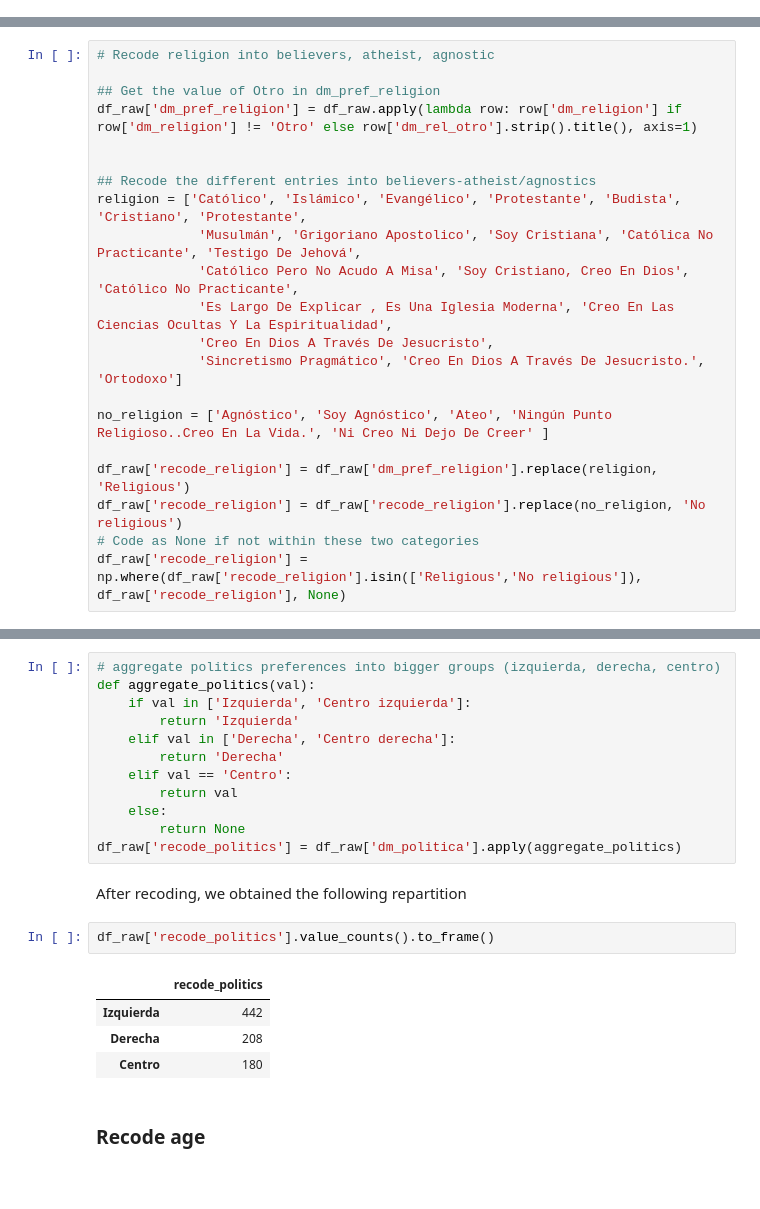
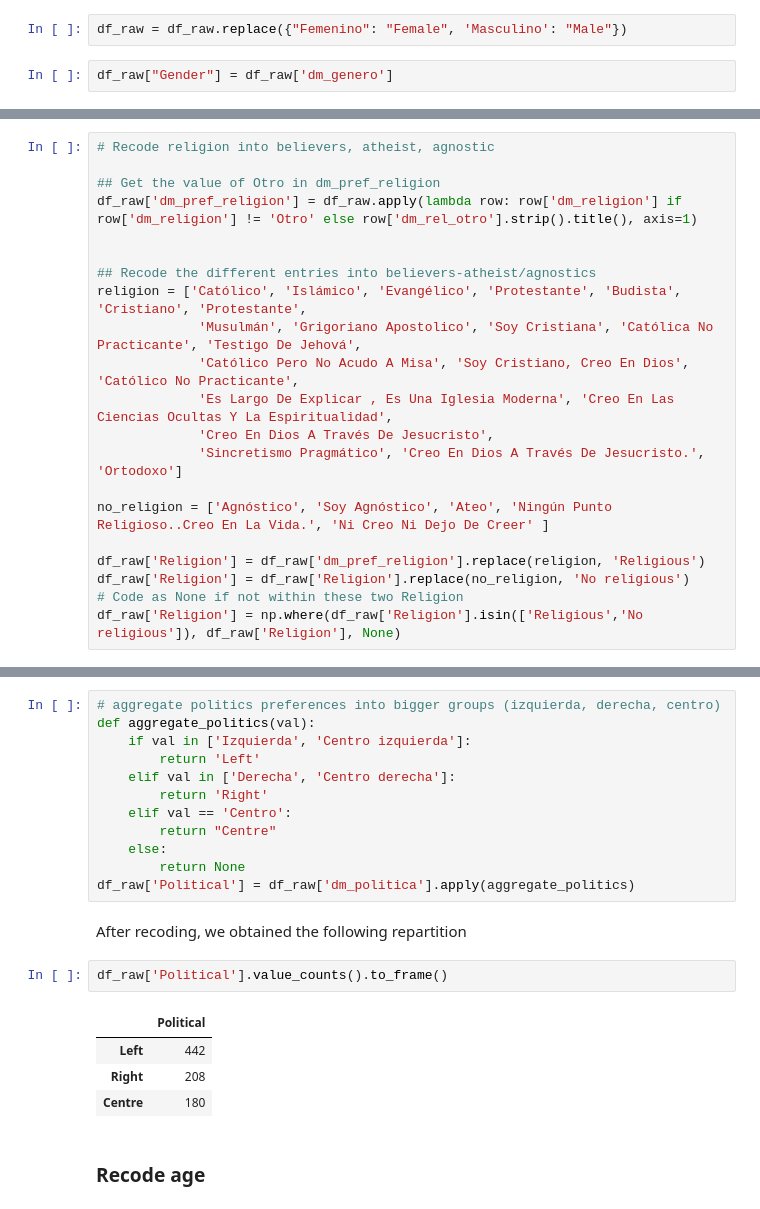
Before and after one commit to social-link-analytics-group-bsc/experiment-platform, a Jupyter notebook: analysis/data_cleaning.ipynb, the cells around one changed output, grey strips where cells are left out. Cells and saved outputs as stored; diff of their text form; blank space fills up the shorter version.

```diff
--- a/analysis/data_cleaning.ipynb
+++ b/analysis/data_cleaning.ipynb
@@ -192,3 +197,7 @@ df_raw['r_w'].value_counts().to_frame()
+# %%
+df_raw = df_raw.replace({"Femenino": "Female", 'Masculino': "Male"})
+# %%
+df_raw["Gender"] = df_raw['dm_genero']
 # %% [markdown]
 ### Recode religion
 # %% [markdown]
@@ -219,10 +228,10 @@ religion = ['Católico', 'Islámico', 'Evangélico', 'Protestante', 'Budista', '
 
 no_religion = ['Agnóstico', 'Soy Agnóstico', 'Ateo', 'Ningún Punto Religioso..Creo En La Vida.', 'Ni Creo Ni Dejo De Creer' ]
 
-df_raw['recode_religion'] = df_raw['dm_pref_religion'].replace(religion, 'Religious')
-df_raw['recode_religion'] = df_raw['recode_religion'].replace(no_religion, 'No religious')
-# Code as None if not within these two categories
-df_raw['recode_religion'] = np.where(df_raw['recode_religion'].isin(['Religious','No religious']), df_raw['recode_religion'], None)
+df_raw['Religion'] = df_raw['dm_pref_religion'].replace(religion, 'Religious')
+df_raw['Religion'] = df_raw['Religion'].replace(no_religion, 'No religious')
+# Code as None if not within these two Religion
+df_raw['Religion'] = np.where(df_raw['Religion'].isin(['Religious','No religious']), df_raw['Religion'], None)
 # %%
 df_raw['dm_pref_religion'].value_counts().to_frame()
 # %% [output]
@@ -277,23 +286,23 @@ df_raw['dm_politica'].value_counts().to_frame()
 # aggregate politics preferences into bigger groups (izquierda, derecha, centro)
 def aggregate_politics(val):
     if val in ['Izquierda', 'Centro izquierda']:
-        return 'Izquierda'
+        return 'Left'
     elif val in ['Derecha', 'Centro derecha']:
-        return 'Derecha'
+        return 'Right'
     elif val == 'Centro':
-        return val
+        return "Centre"
     else:
         return None
-df_raw['recode_politics'] = df_raw['dm_politica'].apply(aggregate_politics)
+df_raw['Political'] = df_raw['dm_politica'].apply(aggregate_politics)
 # %% [markdown]
 After recoding, we obtained the following repartition
 # %%
-df_raw['recode_politics'].value_counts().to_frame()
+df_raw['Political'].value_counts().to_frame()
 # %% [output]
-|  | recode_politics |
-| Izquierda | 442 |
-| Derecha | 208 |
-| Centro | 180 |
+|  | Political |
+| Left | 442 |
+| Right | 208 |
+| Centre | 180 |
 # %% [markdown]
 ### Recode age
 # %% [markdown]
```
Also changed, not shown: parts of 19 cells of this notebook.
